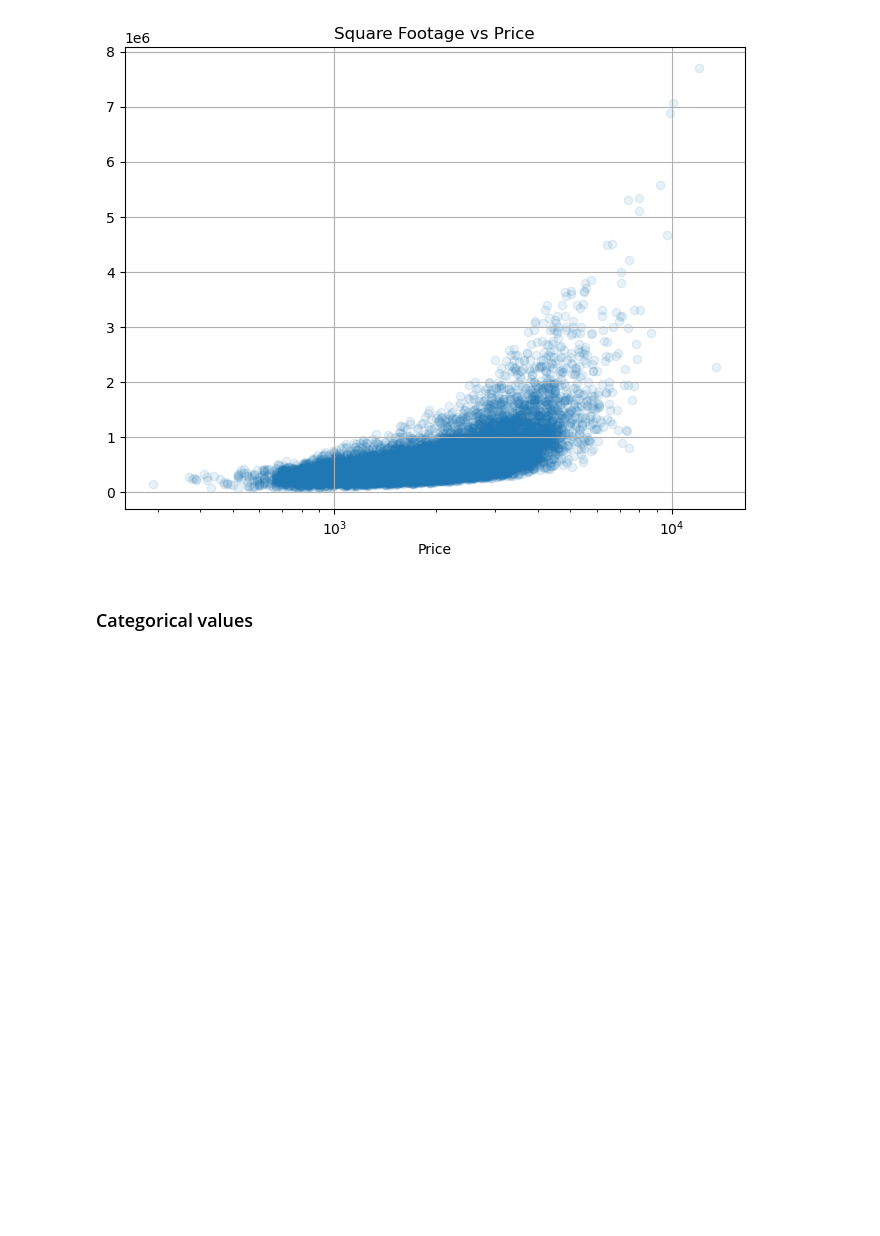
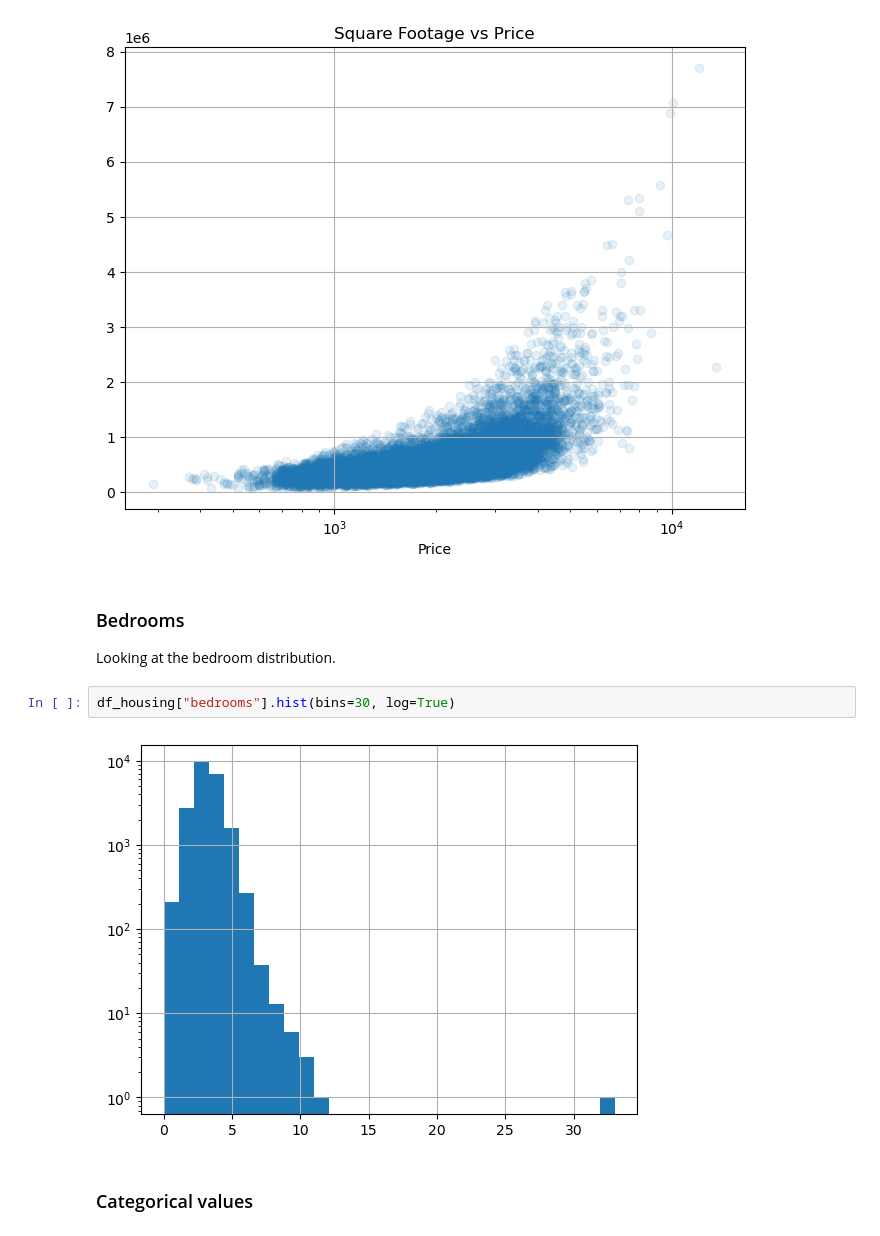
Before and after one commit to annalaczko/ML-Group-1-Assignment-1, a Jupyter notebook: ML-A1.ipynb, the cells around one changed output. Drawn from its saved outputs; the diff is of its cells as text; blank space fills up the shorter version.

```diff
--- a/ML-A1.ipynb
+++ b/ML-A1.ipynb
@@ -201,6 +212,13 @@ plt.grid(True)
 plt.show()
 # %% [output]
 [figure]
+# %% [markdown]
+### Bedrooms
+Looking at the bedroom distribution.
+# %%
+df_housing["bedrooms"].hist(bins=30, log=True)
+# %% [output]
+[figure, added]
 # %% [markdown]
 ### Categorical values
 # %% [markdown]
```
Also changed, not shown: parts of 8 cells of this notebook.
